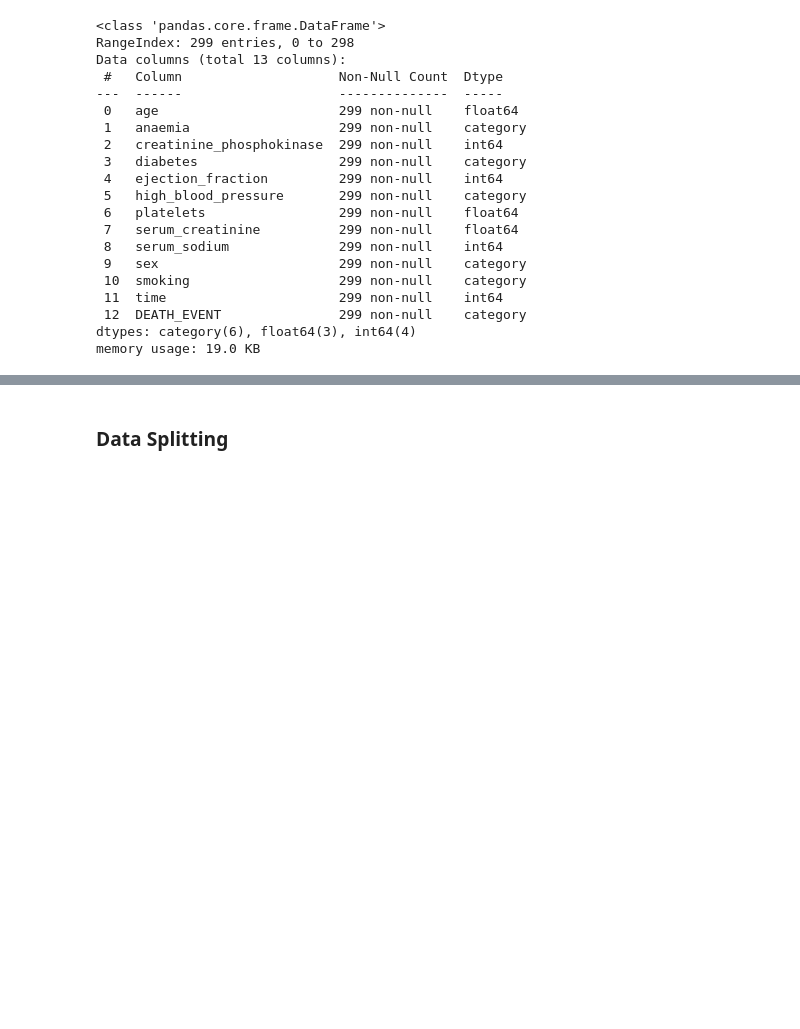
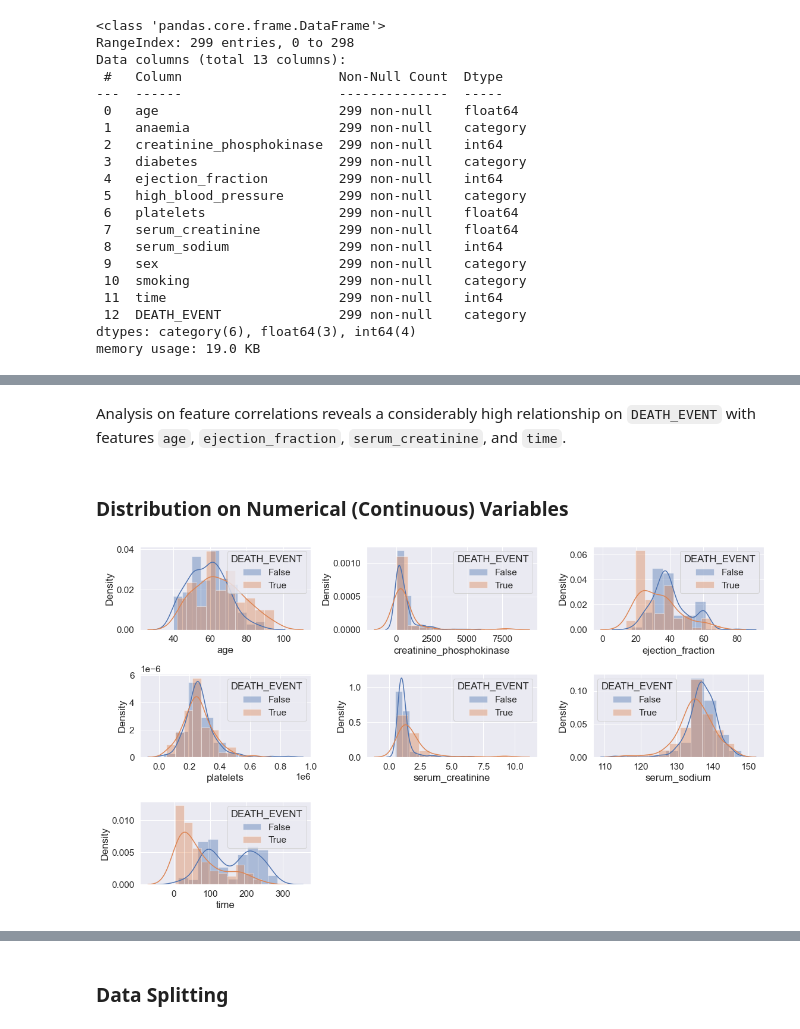
Before and after one commit to rizdiaprilian/MLZoomcamp_2022, a Jupyter notebook: Capstone_project/project.ipynb, the cells around one changed output, grey strips where cells are left out. Cells and saved outputs as stored; diff of their text form; code cells hidden in the pictures; blank space fills up the shorter version.

```diff
--- a/Capstone_project/project.ipynb
+++ b/Capstone_project/project.ipynb
@@ -123,0 +316,21 @@ memory usage: 19.0 KB
+# %% [markdown]
+Analysis on feature correlations reveals a considerably high relationship on `DEATH_EVENT` with features `age`, `ejection_fraction`, `serum_creatinine`, and `time`.
+# %% [markdown]
+### Distribution on Numerical (Continuous) Variables
+# %%
+df_groupby = df.groupby('DEATH_EVENT_int')
+fig, axis = plt.subplots(nrows=3, ncols=3, figsize=(16,9))
+title = list(df.select_dtypes(exclude='category'))
+
+ax_titles = zip(axis.flat, title)
+
+for ax, title in ax_titles:
+    sns.distplot(df_groupby.get_group(0)[title], bins=10, ax=ax, label='False')
+    sns.distplot(df_groupby.get_group(1)[title], bins=10, ax=ax, label='True')
+    ax.legend(title='DEATH_EVENT')
+
+axis.flat[-1].remove()
+axis.flat[-2].remove()
+fig.tight_layout()
+# %% [output]
+[figure, added]
```
Also changed, not shown: parts of 27 cells of this notebook, 11 other files.
